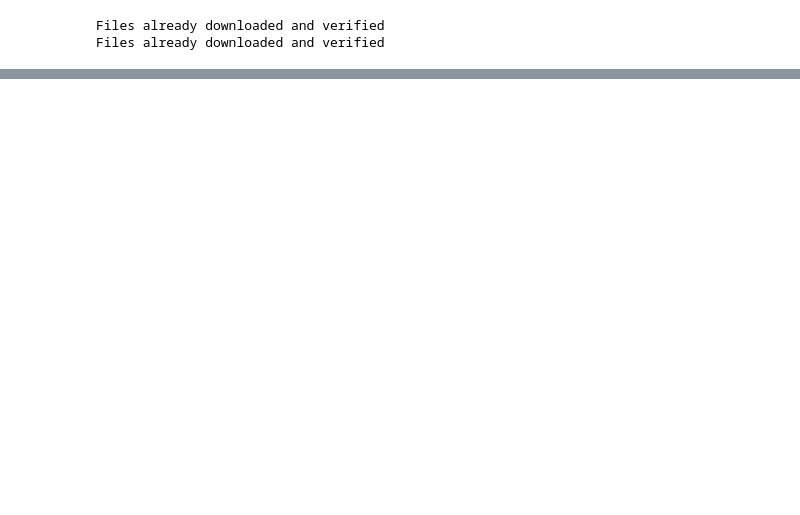
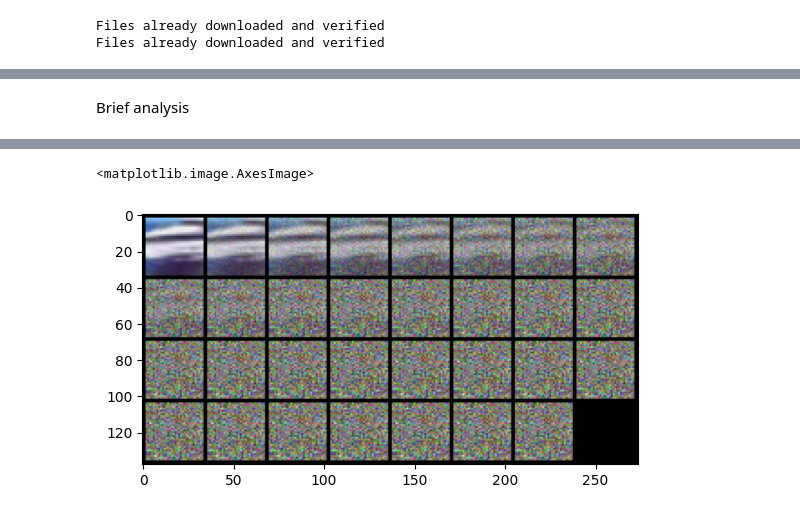
Before and after one commit to bhoov/hamux, a Jupyter notebook: examples/CIFAR 2layer Training.ipynb, the cells around one changed output, grey strips where cells are left out. Saved outputs shown, nothing was run; the diff lists cells and outputs as text; code cells hidden in the pictures; blank space fills up the shorter version.

```diff
--- a/examples/CIFAR 2layer Training.ipynb
+++ b/examples/CIFAR 2layer Training.ipynb
@@ -162,0 +242,6 @@ Files already downloaded and verified
+# %%
+jax_key = jax.random.PRNGKey(0)
+k1, jax_key = jax.random.split(jax_key)
+lr = 0.001
+num_epochs = 100
+states, ham = ham.init_states_and_params(k1, bs=1)
@@ -162,0 +349,40 @@ Files already downloaded and verified
+# %% [markdown]
+Brief analysis
+# %%
+def fwd_energy(model, x, depth=4, dt=1, rng=None):
+    """A pure function to extract desired information from the configured HAM, applied on batched inputs"""
+    # Initialize hidden states to our image
+    xs = model.init_states(x.shape[0], rng=rng)
+    xs[0] = jnp.array(rearrange(x, "... c h w -> ... (c h w)"))
+
+    # Masks allow us to clamp our visible data over time
+    masks = jtu.tree_map(lambda x: jnp.ones_like(x, dtype=jnp.int8), xs)
+    # masks[0] = jnp.zeros_like(masks[0], dtype=jnp.int8)  # Don't evolve images
+    all_xs = [xs]
+    energies = [model.venergy(xs)]
+
+    for i in range(depth):
+        updates = model.vupdates(xs)  # Calculate the updates
+        xs = model.step(
+            xs, updates, dt=dt, masks=masks
+        )  # Add them to our current states
+        all_xs.append(xs)
+        energies.append(model.venergy(xs))
+
+    # All labels have a softmax activation function as the last layer, spitting out probabilities
+    return jnp.stack(energies), all_xs
+# %%
+img_start = batch[0][:1]
+# img_start = jnp.ones_like(jnp.array(img_start))
+energies, allxs = fwd_energy(ham, img_start, dt=0.2, depth=30)
+# %%
+from torchvision.utils import make_grid
+
+def show_x(x):
+    x = rearrange(x, "... (c h w) -> ... c h w", c=3, h=32, w=32)
+    return data_config.show(torch.tensor(np.array(x)))
+
+aa = make_grid([rearrange(torch.tensor(show_x(x[0][0])), "h w c -> c h w") for x in allxs])
+
+plt.imshow(np.array(rearrange(aa, "c h w -> h w c")))
+# %% [output]
@@ -162,0 +390,2 @@ Files already downloaded and verified
+<matplotlib.image.AxesImage>
+[figure, added]
```
Also changed, not shown: parts of 17 cells of this notebook, 12 other files.
